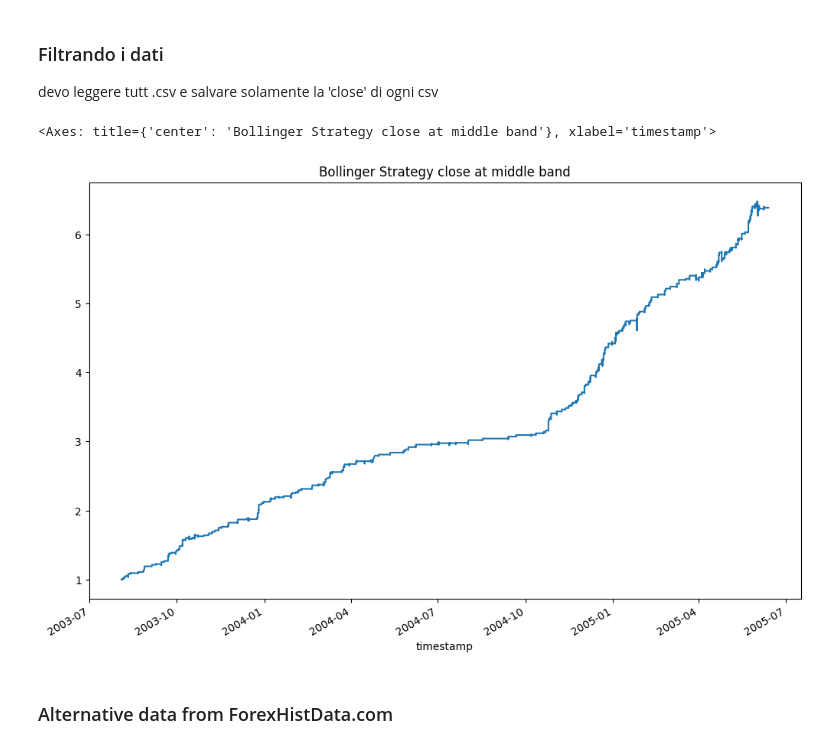
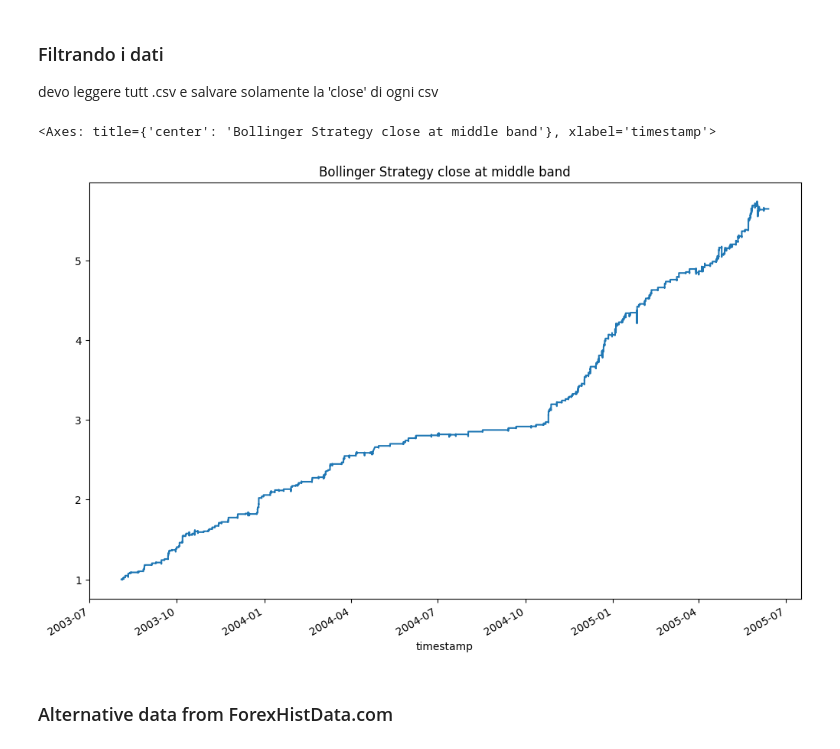
Before and after one commit to edoardoCame/PythonMiniTutorials, a Jupyter notebook: trading strategies/MyOwnBacktester/transition to cuDF/Bollinger Bands Strategy/parameters optimization.ipynb, the cells around one changed output. Drawn from its saved outputs; the diff is of its cells as text; code cells hidden in the pictures.

```diff
--- a/trading strategies/MyOwnBacktester/transition to cuDF/Bollinger Bands Strategy/parameters optimization.ipynb
+++ b/trading strategies/MyOwnBacktester/transition to cuDF/Bollinger Bands Strategy/parameters optimization.ipynb
@@ -17,14 +17,14 @@ eurgbp_test = eurgbp.iloc[int(len(eurgbp)*train_size):] #selects the second slic
 # %%
 ## FUNCTION USER
 
 result = backtest_bollinger_strategy(data=eurgbp, lookback=60, sdev=4, return_series=True,
-                                     fee_percentage=0.01, filter=2)
+                                     fee_percentage=0.015, filter=2)
 
 result = result.to_pandas()
 result.plot(figsize=(12, 8), title='Bollinger Strategy close at middle band')
 # %% [output]
 <Axes: title={'center': 'Bollinger Strategy close at middle band'}, xlabel='timestamp'>
-[figure, old version]
+[figure, new version]
 # %% [markdown]
 ### Alternative data from ForexHistData.com
 # %%
```
Also changed, not shown: 1 other file.
